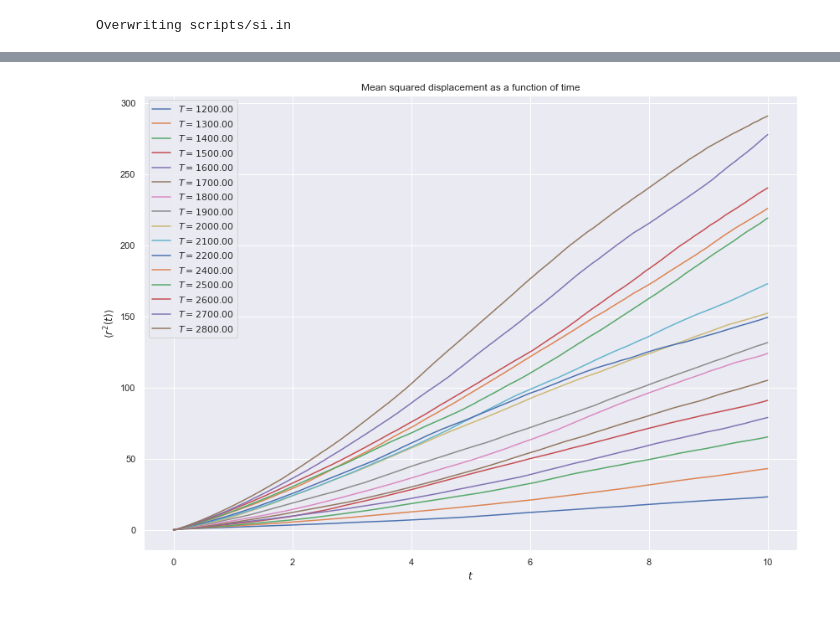
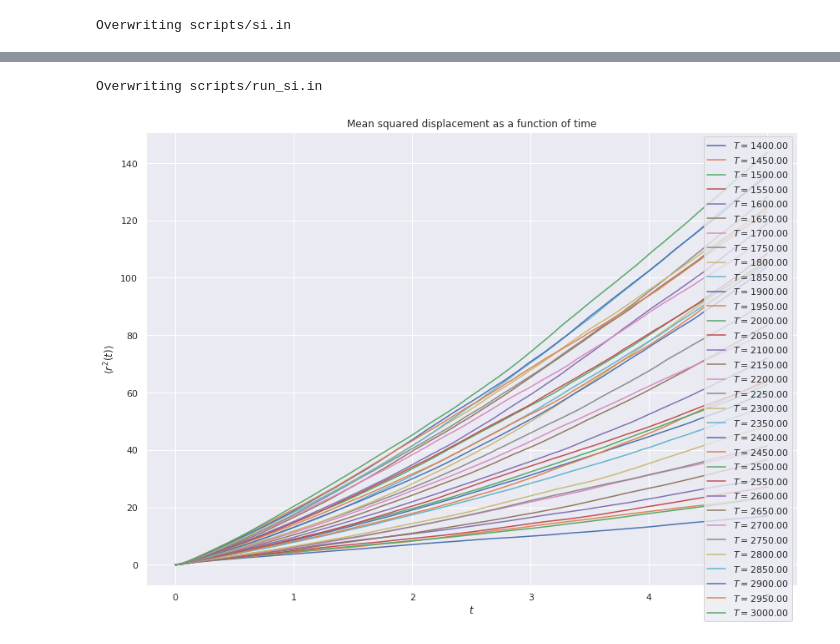
Before and after one commit to Schoyen/FYS4460, a Jupyter notebook: project-1/three-particle-potentials.ipynb, the cells around one changed output, grey strips where cells are left out. Saved outputs shown, nothing was run; the diff lists cells and outputs as text; code cells hidden in the pictures; blank space fills up the shorter version.

Commit message:
Add plot using more temperatures

```diff
--- a/project-1/three-particle-potentials.ipynb
+++ b/project-1/three-particle-potentials.ipynb
@@ -222,21 +169,33 @@ temperature_list, file_list = zip(*sorted(zip(temperature_list, file_list)))
+# %%
+%%writefile scripts/run_si.in
+
+export OMP_NUM_THREADS=4
+
+for T in $(seq 1400 50 3000); do
+    mpirun -np 4 lmp -var T $T -in scripts/si.in
+done
+# %% [output]
+Overwriting scripts/run_si.in
+# %%
+temperature_list, file_list = get_temp_lognames("si")
 # %%
 fig = plt.figure(figsize=(14, 10))
 
 log_df_list = []
 
 for T, filename in zip(temperature_list, file_list):
-    log_df = pd.read_csv(filename, sep=r"\s+", skiprows=3, skipfooter=29, engine="python")
+    log_df = read_log(filename)
     log_df_list.append(log_df)
     plt.plot(
         log_df["v_time"],
         log_df["c_msd[4]"],
         label=fr"$T = {T:.2f}$"
     )
 
 plt.xlabel(r"$t$")
 plt.ylabel(r"$\langle r^2(t)\rangle$")
 plt.legend(loc="best")
 plt.title(r"Mean squared displacement as a function of time")
 plt.show()
 # %% [output]
-[figure, old version]
+[figure, new version]
```
Also changed, not shown: parts of 8 cells of this notebook.
